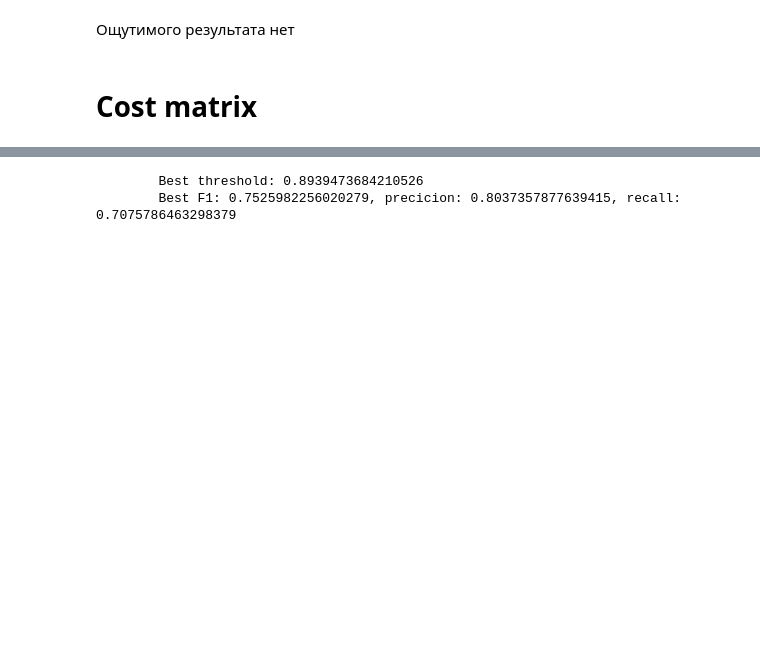
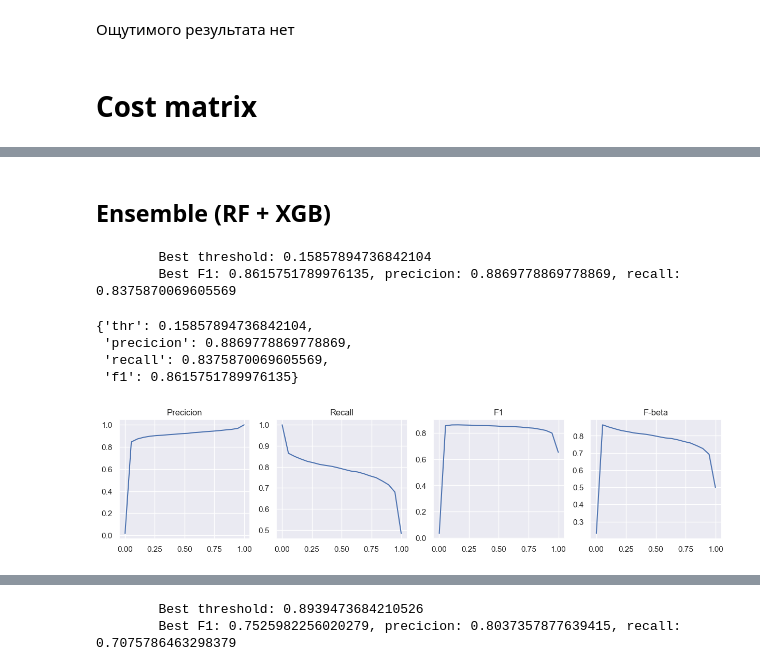
Before and after one commit to egortrussov/btc-fraud-detection, a Jupyter notebook: classification/imbalance_fixes_attempts.ipynb, the cells around one changed output, grey strips where cells are left out. Cells and saved outputs as stored; diff of their text form; code cells hidden in the pictures; blank space fills up the shorter version.

```diff
--- a/classification/imbalance_fixes_attempts.ipynb
+++ b/classification/imbalance_fixes_attempts.ipynb
@@ -261,0 +369,43 @@ Name: count, dtype: int64
+# %% [markdown]
+## Ensemble (RF + XGB)
+# %%
+import xgboost as xgb
+from sklearn.ensemble import RandomForestClassifier, StackingClassifier
+from sklearn.linear_model import LogisticRegression
+
+# prep_data = prepare_wallets_features_data(wallets_features, type="full_with_extra_flags")
+# X_train, X_test, y_train, y_test = get_training_data(prep_data, no_unknown=False)
+
+
+column_transformer = ColumnTransformer(
+    transformers=[
+        ('min_max_scale', MinMaxScaler(), list(set(prep_data.columns) - set(["addrId", "class"]))),
+    ]
+)
+
+stacking_clf = StackingClassifier(
+    estimators=[
+        ('rf', RandomForestClassifier(n_estimators=100)),
+        ('xgb', xgb.XGBClassifier(n_estimators=200, learning_rate=0.1, subsample=0.8))
+    ],
+    final_estimator=LogisticRegression()
+)
+
+pipeline = Pipeline(steps=[
+    ('transformers', column_transformer),
+    ('clf', stacking_clf)
+])
+
+model = pipeline.fit(X_train, y_train)
+y_pred = model.predict_proba(X_test)[:, 1]
+y_pred_vals = model.predict(X_test)
+
+get_best_threshold(y_pred, y_test)
+# %% [output]
+        Best threshold: 0.15857894736842104
+        Best F1: 0.8615751789976135, precicion: 0.8869778869778869, recall: 0.8375870069605569
+{'thr': 0.15857894736842104,
+ 'precicion': 0.8869778869778869,
+ 'recall': 0.8375870069605569,
+ 'f1': 0.8615751789976135}
+[figure, added]
```
Also changed, not shown: parts of 28 cells of this notebook, 19 other files.
